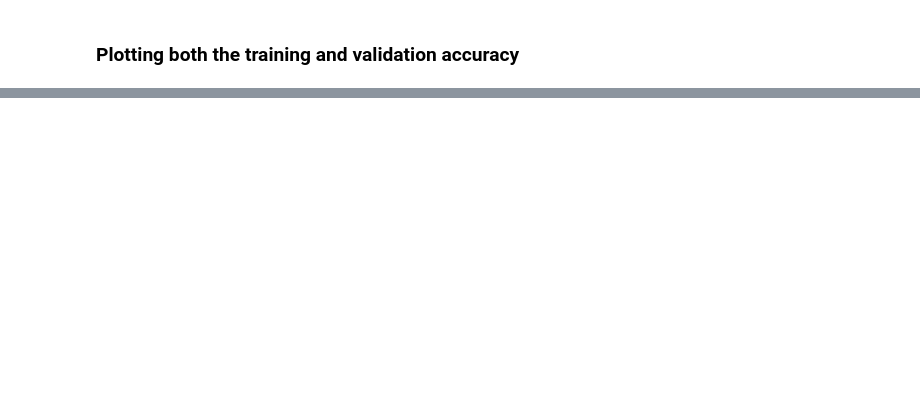
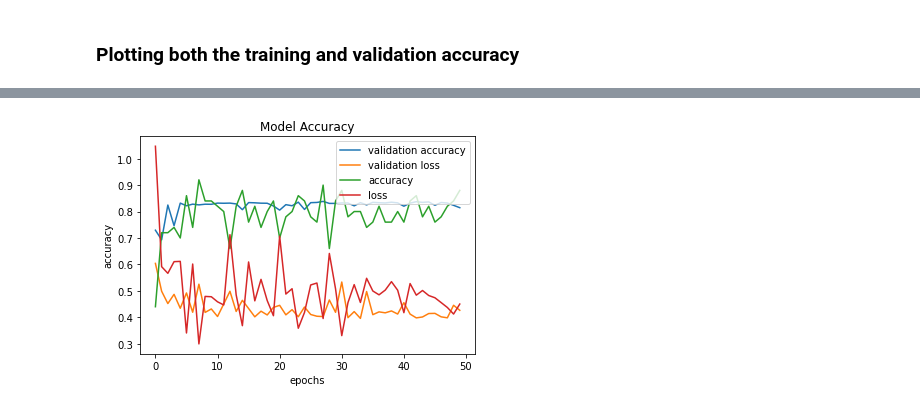
Before and after one commit to Tofudog/C3BO-Cancer-Blood-Oncologist, a Jupyter notebook: C3BO.ipynb, the cells around one changed output, grey strips where cells are left out. Saved outputs shown, nothing was run; the diff lists cells and outputs as text; code cells hidden in the pictures; blank space fills up the shorter version.

Commit message:
Testing with 50 epochs

```diff
--- a/C3BO.ipynb
+++ b/C3BO.ipynb
@@ -102,6 +102,6 @@ model.compile(loss="binary_crossentropy",
 # %%
 model_fit = model.fit(train_dataset,
                      steps_per_epoch=5,
-                     epochs=1,
+                     epochs=50,
                      validation_data=valid_dataset)
 # %% [output]
@@ -253,11 +310,13 @@ model_fit.history
 # %%
 plt.title("Model Accuracy")
 plt.xlabel("epochs")
 plt.ylabel("accuracy")
 plt.plot(model_fit.history["val_accuracy"], label="validation accuracy")
 plt.plot(model_fit.history["val_loss"], label="validation loss")
 plt.plot(model_fit.history["accuracy"], label="accuracy")
 plt.plot(model_fit.history["loss"], label="loss")
-plt.legend(loc="best")
+plt.legend(loc="upper right")
 plt.savefig("acc.png")
 plt.show()
+# %% [output]
+[figure, added]
```
Also changed, not shown: parts of 5 cells of this notebook.
